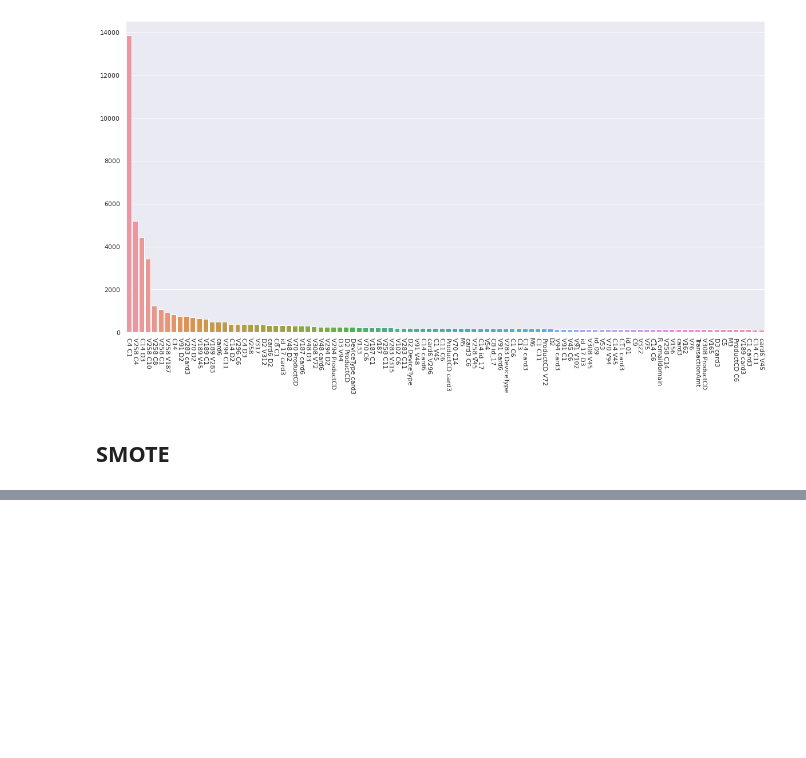
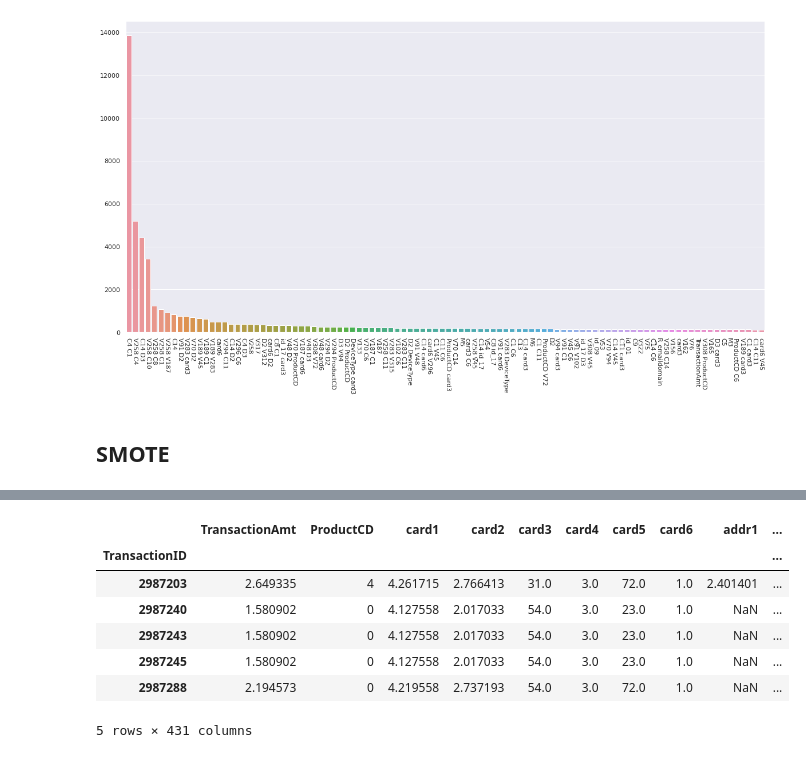
Before and after one commit to VladimirIsakov91/IEEE-CISFraudDetection, a Jupyter notebook: IEEE-CISFraudDetection.ipynb, the cells around one changed output, grey strips where cells are left out. Cells and saved outputs as stored; diff of their text form; code cells hidden in the pictures; blank space fills up the shorter version.

```diff
--- a/IEEE-CISFraudDetection.ipynb
+++ b/IEEE-CISFraudDetection.ipynb
@@ -1427,0 +1420,2 @@ TypeError: __init__() missing 1 required positional argument: 'categorical_featu
+# %%
+X.drop(columns=['TransactionDT'], inplace=True)
@@ -1427,0 +1425,17 @@ TypeError: __init__() missing 1 required positional argument: 'categorical_featu
+# %%
+negatives = X[numerical].loc[:, X[numerical].min()<0].min()
+# %%
+X[categorical] = X[categorical].apply(encode, result_type='broadcast',axis=0).astype('category')
+X.loc[:, negatives.index] = X.loc[:, negatives.index].add(-negatives.values)
+X[numerical] =  numpy.log10(X[numerical].add(1))
+# %%
+X.head()
+# %% [output]
+|  | TransactionAmt | ProductCD | card1 | card2 | card3 | card4 | card5 | card6 | addr1 | ... |
+| TransactionID |  |  |  |  |  |  |  |  |  | ... |
+| 2987203 | 2.649335 | 4 | 4.261715 | 2.766413 | 31.0 | 3.0 | 72.0 | 1.0 | 2.401401 | ... |
+| 2987240 | 1.580902 | 0 | 4.127558 | 2.017033 | 54.0 | 3.0 | 23.0 | 1.0 | NaN | ... |
+| 2987243 | 1.580902 | 0 | 4.127558 | 2.017033 | 54.0 | 3.0 | 23.0 | 1.0 | NaN | ... |
+| 2987245 | 1.580902 | 0 | 4.127558 | 2.017033 | 54.0 | 3.0 | 23.0 | 1.0 | NaN | ... |
+| 2987288 | 2.194573 | 0 | 4.219558 | 2.737193 | 54.0 | 3.0 | 72.0 | 1.0 | NaN | ... |
+5 rows × 431 columns
```
Also changed, not shown: parts of 56 cells of this notebook, 1 other file.
